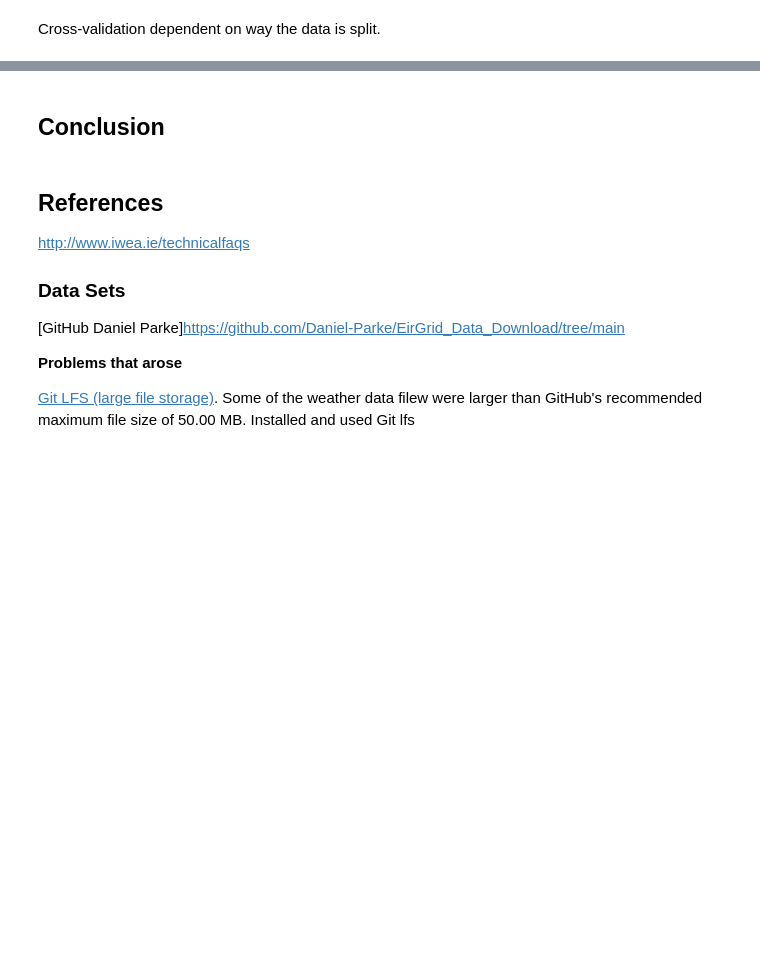
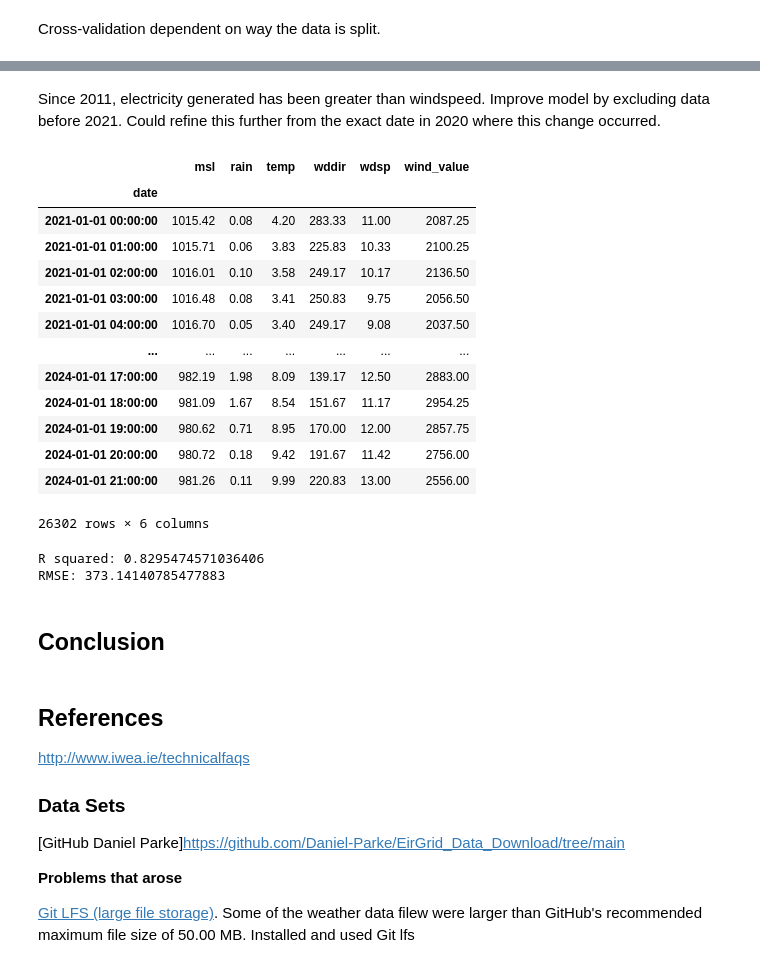
Before and after one commit to IreneKilgannon/PFDA, a Jupyter notebook: PFDA-project/wind.ipynb, the cells around one changed output, grey strips where cells are left out. Cells and saved outputs as stored; diff of their text form; code cells hidden in the pictures; blank space fills up the shorter version.

```diff
--- a/PFDA-project/wind.ipynb
+++ b/PFDA-project/wind.ipynb
@@ -737,3 +809,46 @@ print(pipeline.score(X_test, y_test))
+# %% [markdown]
+Since 2011, electricity generated has been greater than windspeed. Improve model by excluding data before 2021. Could refine this further from the exact date in 2020 where this change occurred.
+# %%
+data_2021_onwards = electricity_weather.loc['2021' : ]
+data_2021_onwards
+# %% [output]
+|  | msl | rain | temp | wddir | wdsp | wind_value |
+| date |  |  |  |  |  |  |
+| 2021-01-01 00:00:00 | 1015.42 | 0.08 | 4.20 | 283.33 | 11.00 | 2087.25 |
+| 2021-01-01 01:00:00 | 1015.71 | 0.06 | 3.83 | 225.83 | 10.33 | 2100.25 |
+| 2021-01-01 02:00:00 | 1016.01 | 0.10 | 3.58 | 249.17 | 10.17 | 2136.50 |
+| 2021-01-01 03:00:00 | 1016.48 | 0.08 | 3.41 | 250.83 | 9.75 | 2056.50 |
+| 2021-01-01 04:00:00 | 1016.70 | 0.05 | 3.40 | 249.17 | 9.08 | 2037.50 |
+| ... | ... | ... | ... | ... | ... | ... |
+| 2024-01-01 17:00:00 | 982.19 | 1.98 | 8.09 | 139.17 | 12.50 | 2883.00 |
+| 2024-01-01 18:00:00 | 981.09 | 1.67 | 8.54 | 151.67 | 11.17 | 2954.25 |
+| 2024-01-01 19:00:00 | 980.62 | 0.71 | 8.95 | 170.00 | 12.00 | 2857.75 |
+| 2024-01-01 20:00:00 | 980.72 | 0.18 | 9.42 | 191.67 | 11.42 | 2756.00 |
+| 2024-01-01 21:00:00 | 981.26 | 0.11 | 9.99 | 220.83 | 13.00 | 2556.00 |
+26302 rows × 6 columns
+# %%
+X = data_2021_onwards.drop('wind_value', axis= 1).values
+y = data_2021_onwards['wind_value'].values
+
+X_train, X_test, y_train, y_test = train_test_split(X, y, test_size= 0.3, random_state= 241)
+
+reg = LinearRegression()
+
+reg.fit(X_train, y_train)
+y_predictions = reg.predict(X_test)
+
+# Calculate R-squared, default metric for linear regression, value between 0 and 1
+r_squared = reg.score(X_test, y_test)
+
+print(f'R squared: {r_squared}')
+
+# Root Mean squared error, measured in units of target variable squared.
+rmse = root_mean_squared_error(y_test, y_predictions)
+
+print(f'RMSE: {rmse}')
+# %% [output]
+R squared: 0.8295474571036406
+RMSE: 373.14140785477883
 # %% [markdown]
 ## Conclusion
 # %% [markdown]
```
Also changed, not shown: parts of 22 cells of this notebook.
